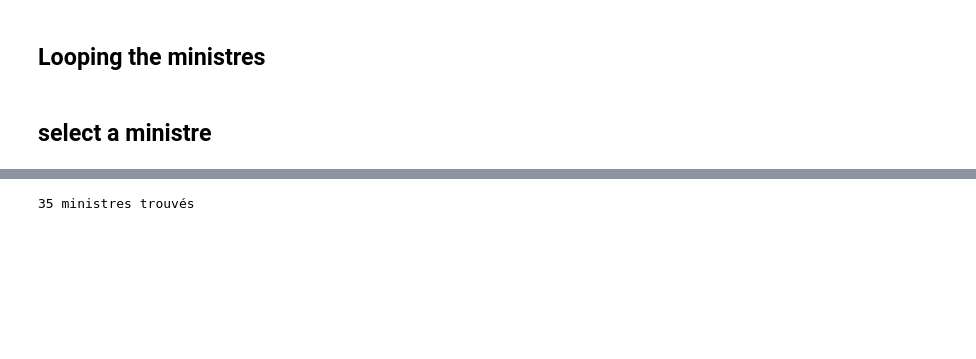
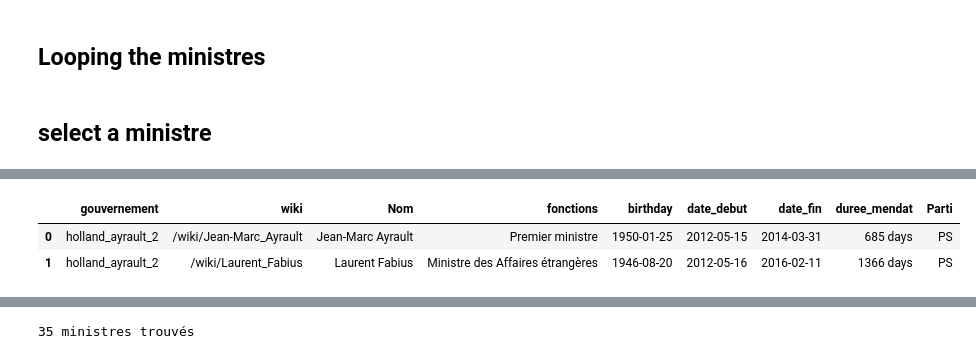
Before and after one commit to FloSugar/ScrapMyMinistres, a Jupyter notebook: ScrapMyMinistres.ipynb, the cells around one changed output, grey strips where cells are left out. Drawn from its saved outputs; the diff is of its cells as text; code cells hidden in the pictures; blank space fills up the shorter version.

```diff
--- a/ScrapMyMinistres.ipynb
+++ b/ScrapMyMinistres.ipynb
@@ -111,0 +123,3 @@ df.merge(df1, left_index=True, right_index=True, how='outer')  # changer 'left'
+# %%
+all_gouv_clean = pd.read_csv(path_file + 'gouvernements_ministres_clean.csv', sep=';', header=0)
+all_gouv_clean.columns = ['gouvernement', 'wiki', 'fonctions', 'Nom', 'Parti']
@@ -166,0 +220,14 @@ pas de date trouvée pour le ministre /wiki/Juliette_M%C3%A9adel
+# %%
+table_finale = pd.merge(all_lifespan,
+                        all_gouv_clean[['gouvernement', 'wiki', 'fonctions', 'Parti']],
+                        on=['gouvernement', 'wiki'])
+# -- Reorder columns
+table_finale = table_finale.ix[: ,['gouvernement', 'wiki', 'Nom', 'fonctions',
+                                   'birthday', 'date_debut', 'date_fin',
+                                   'duree_mendat', 'Parti']]
+# %%
+table_finale.head(2)
+# %% [output]
+|  | gouvernement | wiki | Nom | fonctions | birthday | date_debut | date_fin | duree_mendat | Parti |
+| 0 | holland_ayrault_2 | /wiki/Jean-Marc_Ayrault | Jean-Marc Ayrault | Premier ministre | 1950-01-25 | 2012-05-15 | 2014-03-31 | 685 days | PS |
+| 1 | holland_ayrault_2 | /wiki/Laurent_Fabius | Laurent Fabius | Ministre des Affaires étrangères | 1946-08-20 | 2012-05-16 | 2016-02-11 | 1366 days | PS |
```
Also changed, not shown: parts of 30 cells of this notebook.
